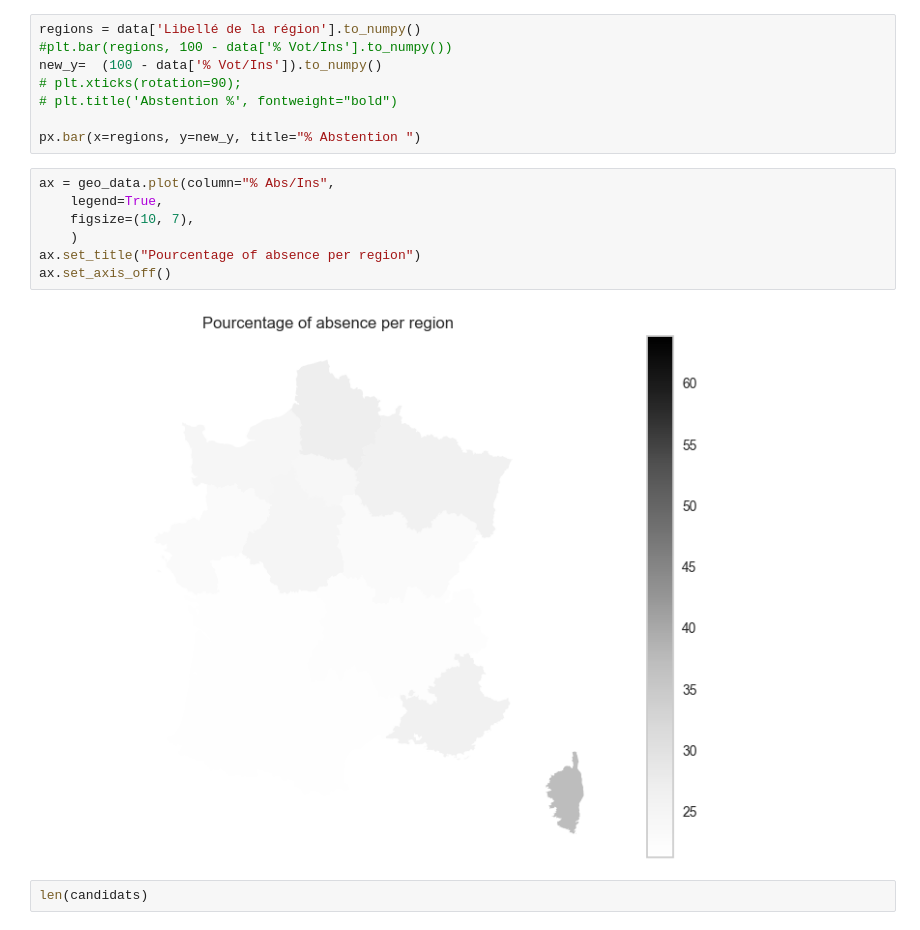
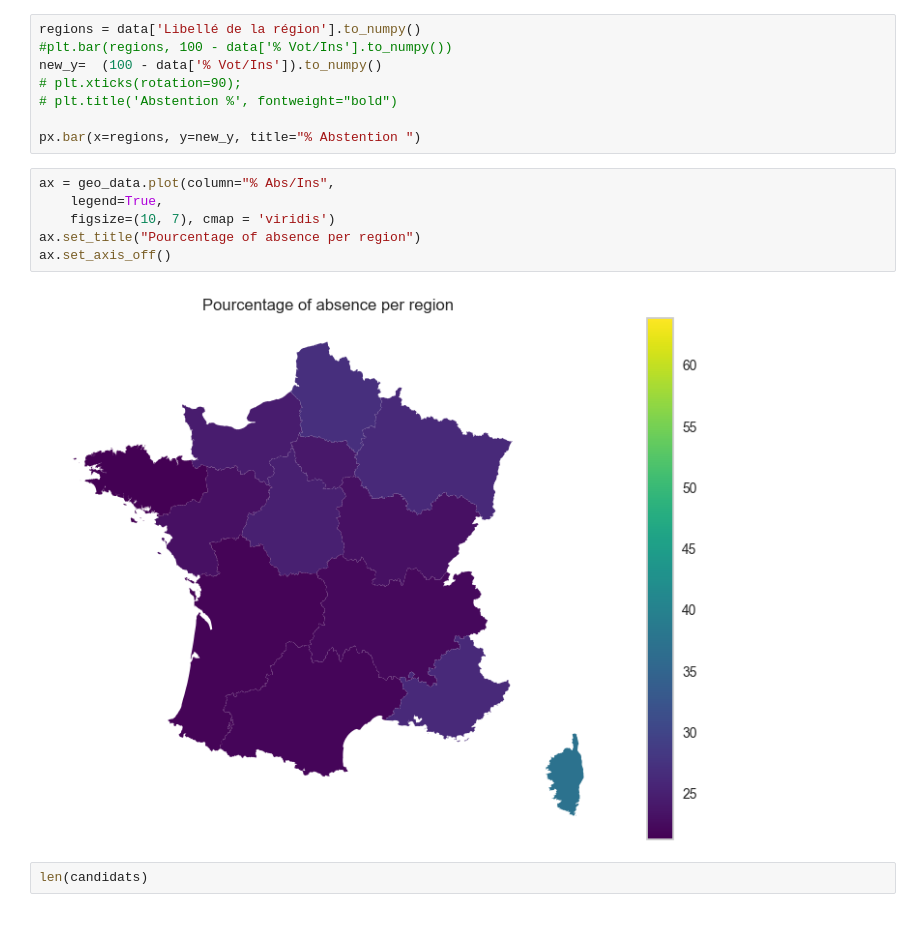
Before and after one commit to Abdellah-Laassairi/apst2-model-based-clustering, a Jupyter notebook: Presidential_elections_clustering.ipynb, the cells around one changed output. Saved outputs shown, nothing was run; the diff lists cells and outputs as text.

```diff
--- a/Presidential_elections_clustering.ipynb
+++ b/Presidential_elections_clustering.ipynb
@@ -101,12 +102,11 @@ px.bar(x=regions, y=new_y, title="% Abstention ")
 # %%
 ax = geo_data.plot(column="% Abs/Ins",
     legend=True,
-    figsize=(10, 7),
-    )
+    figsize=(10, 7), cmap = 'viridis')
 ax.set_title("Pourcentage of absence per region")
 ax.set_axis_off()
 # %% [output]
-[figure, old version]
+[figure, new version]
 # %%
 len(candidats)
 # %% [output]
```
Also changed, not shown: parts of 2 cells of this notebook.
